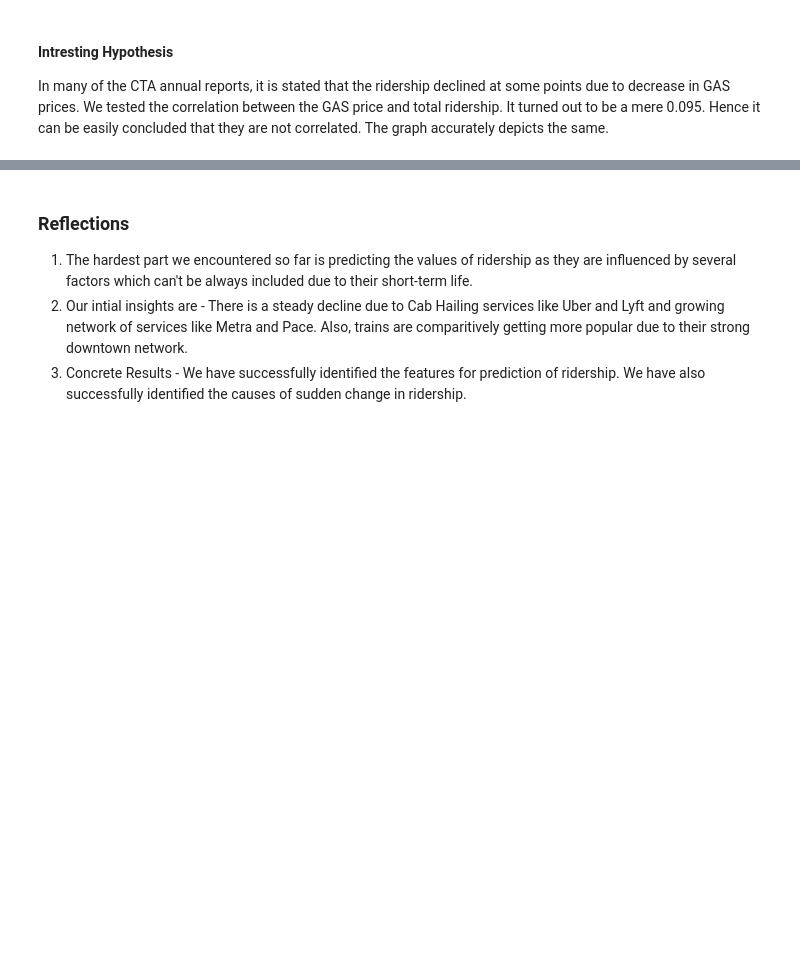
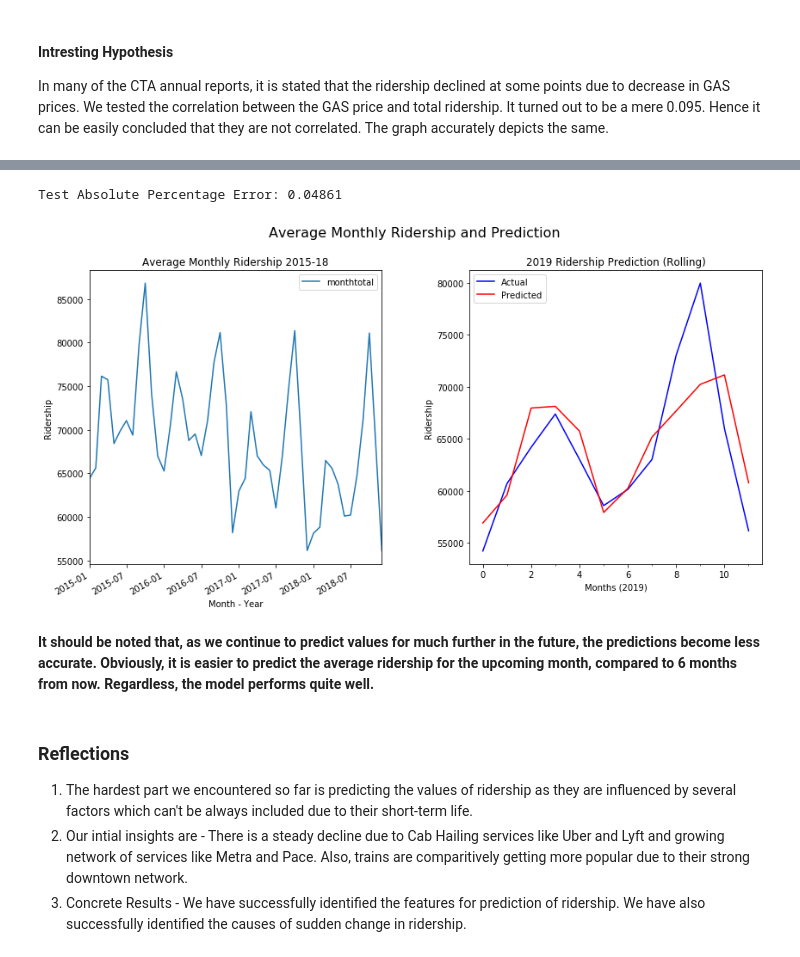
Before and after one commit to uic-cs418/python_demons, a Jupyter notebook: Progress_report.ipynb, the cells around one changed output, grey strips where cells are left out. Saved outputs shown, nothing was run; the diff lists cells and outputs as text; code cells hidden in the pictures; blank space fills up the shorter version.

```diff
--- a/Progress_report.ipynb
+++ b/Progress_report.ipynb
@@ -44,3 +77,10 @@ We used 18 layers of LAG and 100 Epoche to find the prediction for the Ridership
+# %%
+ARIMA.train_prediction() # For TRAIN STATION RIDERSHIP
+# %% [output]
+Test Absolute Percentage Error: 0.04861
+[figure, added]
+# %% [markdown]
+**It should be noted that, as we continue to predict values for much further in the future, the predictions become less accurate. Obviously, it is easier to predict the average ridership for the upcoming month, compared to 6 months from now. Regardless, the model performs quite well.**
 # %% [markdown]
 ### Reflections
 1) The hardest part we encountered so far is predicting the values of ridership as they are influenced by several factors which can't be always included due to their short-term life.
```
Also changed, not shown: parts of 10 cells of this notebook.
